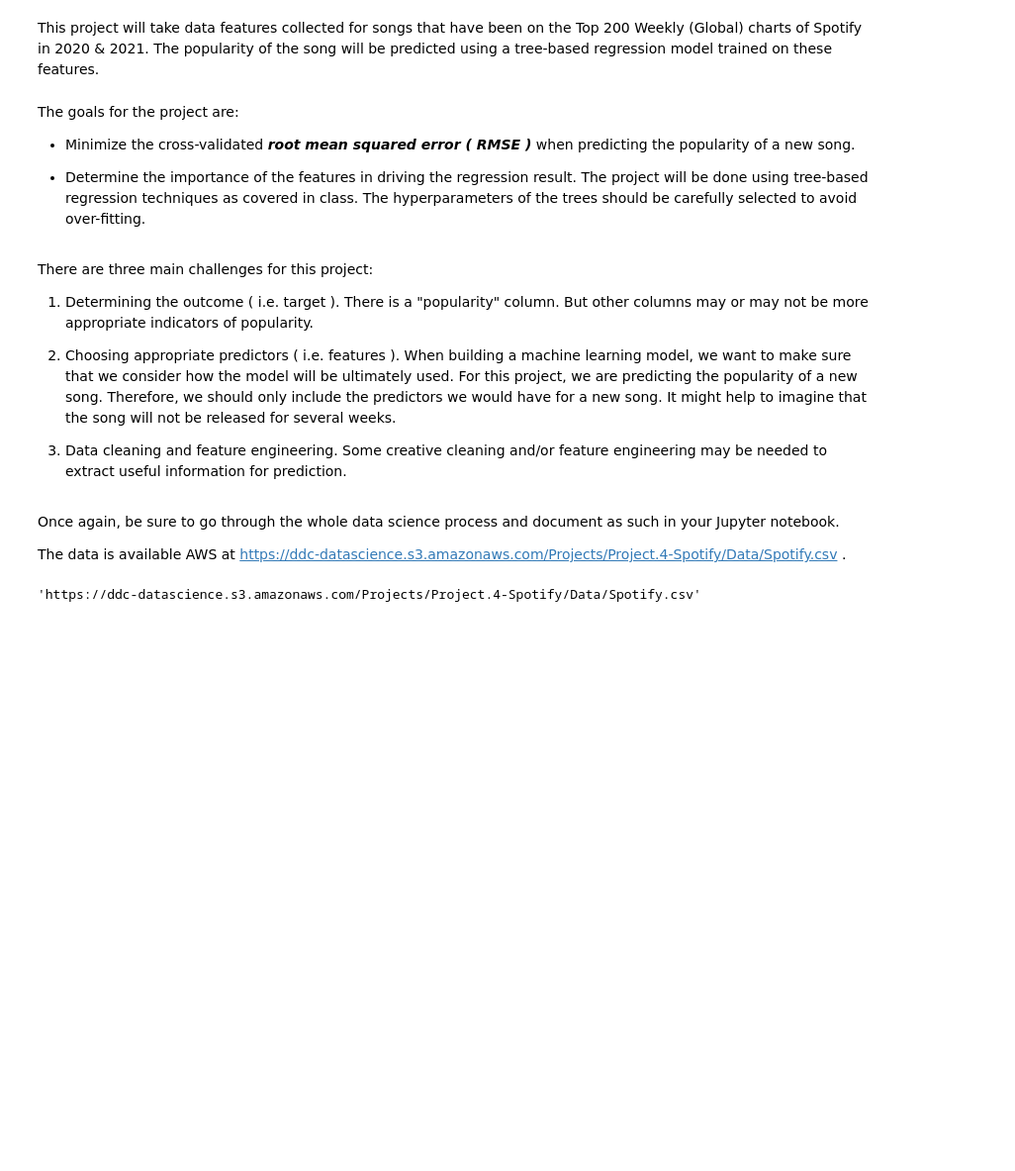
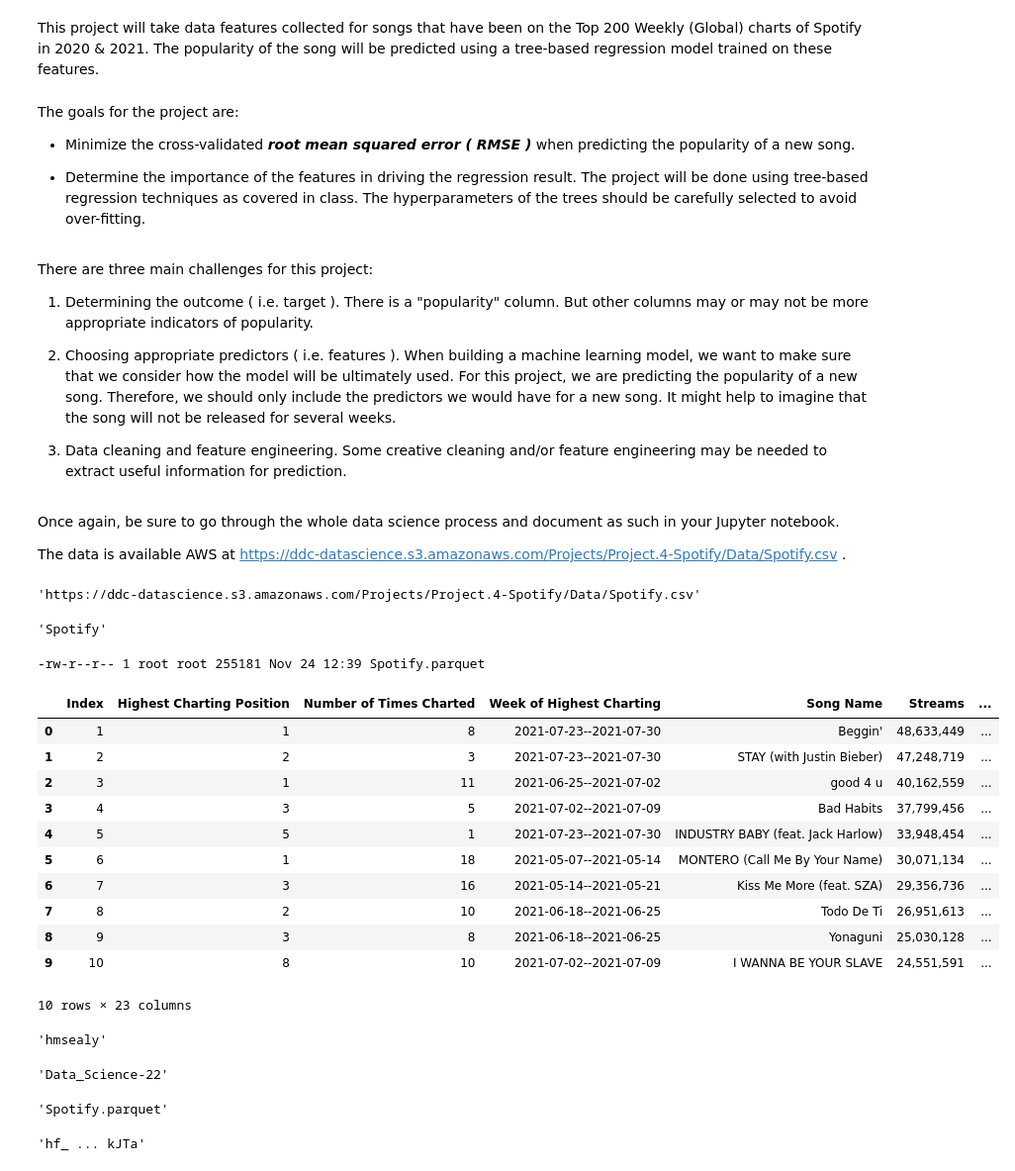
Before and after one commit to cnmi-ds-22/hmsealy___Data-Science-Portofolio-C22-, a Jupyter notebook: Modules/Module_4_Tree_Based_Methods/Projects/Instructions/Project.4-Spotify/Spotify.Pass-07.ipynb, the cells around one changed output. Shown at 99% size. Cells and saved outputs as stored; diff of their text form; code cells hidden in the pictures; blank space fills up the shorter version.

Commit message:
load data as a parquet file

```diff
--- a/Modules/Module_4_Tree_Based_Methods/Projects/Instructions/Project.4-Spotify/Spotify.Pass-07.ipynb
+++ b/Modules/Module_4_Tree_Based_Methods/Projects/Instructions/Project.4-Spotify/Spotify.Pass-07.ipynb
@@ -36,0 +34,59 @@ ls -la
+# %%
+# File name without the extension: 'Spotify'
+base_file = url.split("/")[-1].split(".")[0]
+base_file
+# %% [output]
+'Spotify'
+# %%
+# Read the remote CSV and write it straight to a local parquet file (lesson 102's ETL step)
+# No all_varchar here: DuckDB auto-detects types, so number columns stay numbers
+con = duckdb.connect()
+con.execute(f"""
+    COPY (
+        SELECT *
+        FROM read_csv('{url}')
+    )
+    TO '{base_file}.parquet'
+    (FORMAT PARQUET);
+""")
+
+! ls -l {base_file}.parquet
+# %% [output]
+-rw-r--r-- 1 root root 255181 Nov 24 12:39 Spotify.parquet
+# %%
+# First 10 rows
+duckdb.query(f'select * from "{base_file}.parquet" limit 10').df()
+# %% [output]
+|  | Index | Highest Charting Position | Number of Times Charted | Week of Highest Charting | Song Name | Streams | ... |
+| 0 | 1 | 1 | 8 | 2021-07-23--2021-07-30 | Beggin' | 48,633,449 | ... |
+| 1 | 2 | 2 | 3 | 2021-07-23--2021-07-30 | STAY (with Justin Bieber) | 47,248,719 | ... |
+| 2 | 3 | 1 | 11 | 2021-06-25--2021-07-02 | good 4 u | 40,162,559 | ... |
+| 3 | 4 | 3 | 5 | 2021-07-02--2021-07-09 | Bad Habits | 37,799,456 | ... |
+| 4 | 5 | 5 | 1 | 2021-07-23--2021-07-30 | INDUSTRY BABY (feat. Jack Harlow) | 33,948,454 | ... |
+| 5 | 6 | 1 | 18 | 2021-05-07--2021-05-14 | MONTERO (Call Me By Your Name) | 30,071,134 | ... |
+| 6 | 7 | 3 | 16 | 2021-05-14--2021-05-21 | Kiss Me More (feat. SZA) | 29,356,736 | ... |
+| 7 | 8 | 2 | 10 | 2021-06-18--2021-06-25 | Todo De Ti | 26,951,613 | ... |
+| 8 | 9 | 3 | 8 | 2021-06-18--2021-06-25 | Yonaguni | 25,030,128 | ... |
+| 9 | 10 | 8 | 10 | 2021-07-02--2021-07-09 | I WANNA BE YOUR SLAVE | 24,551,591 | ... |
+10 rows × 23 columns
+# %%
+hf_account = os.environ["HF_ACCOUNT"] = userdata.get('hf_account')
+hf_account
+# %% [output]
+'hmsealy'
+# %%
+hf_repo = os.environ["HF_REPO"] = "Data_Science-22"
+hf_repo
+# %% [output]
+'Data_Science-22'
+# %%
+hf_file = os.environ["HF_FILE"] = f"{base_file}.parquet"
+hf_file
+# %% [output]
+'Spotify.parquet'
+# %%
+# Get the token from Colab Secrets. Only shows the first 3 and last 4 characters
+_ = hf_token = os.environ["HF_TOKEN"] = userdata.get('hf_token')
+f"{_[:3]} ... {_[-4:]}"
+# %% [output]
+'hf_ ... kJTa'
```
Also changed, not shown: parts of 11 cells of this notebook.
